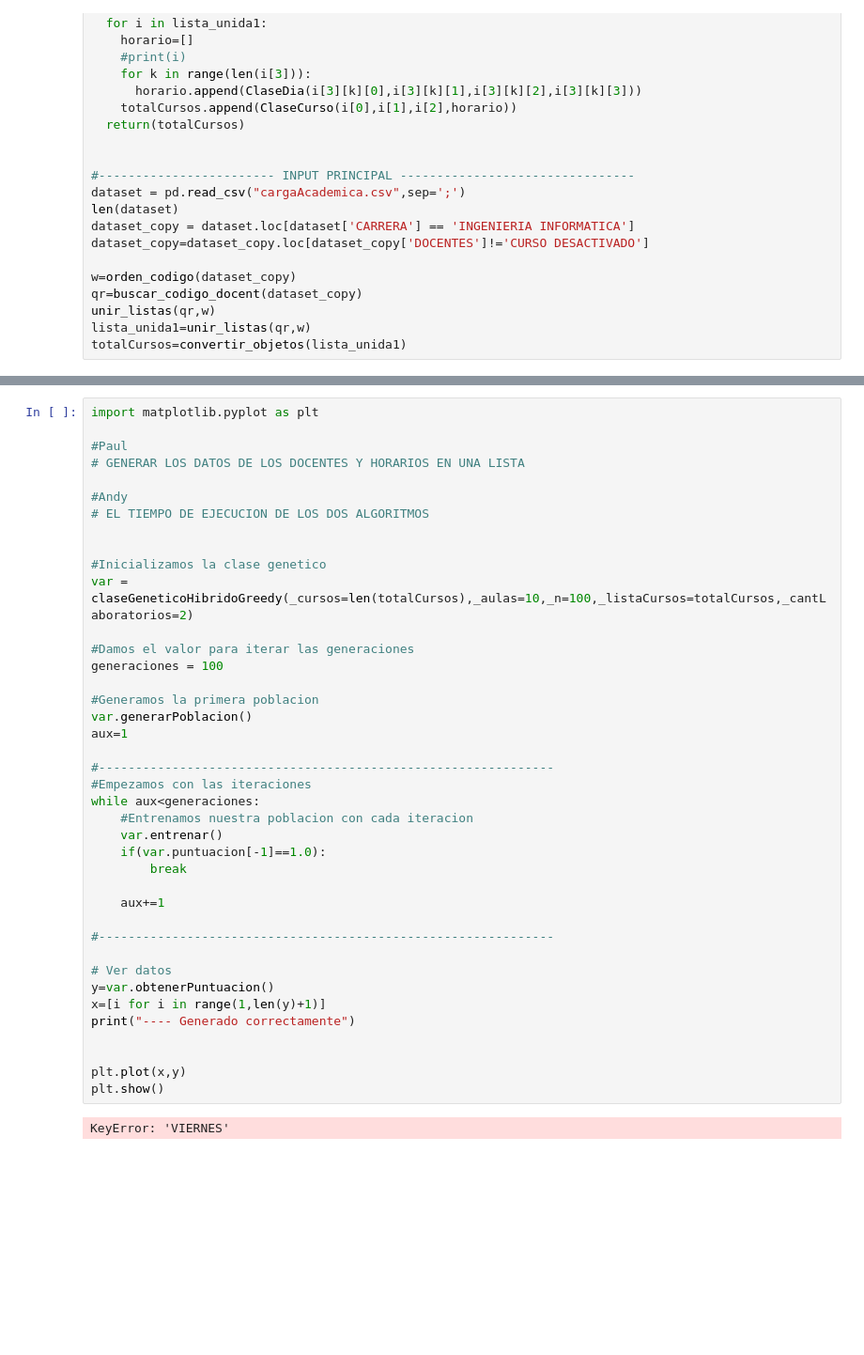
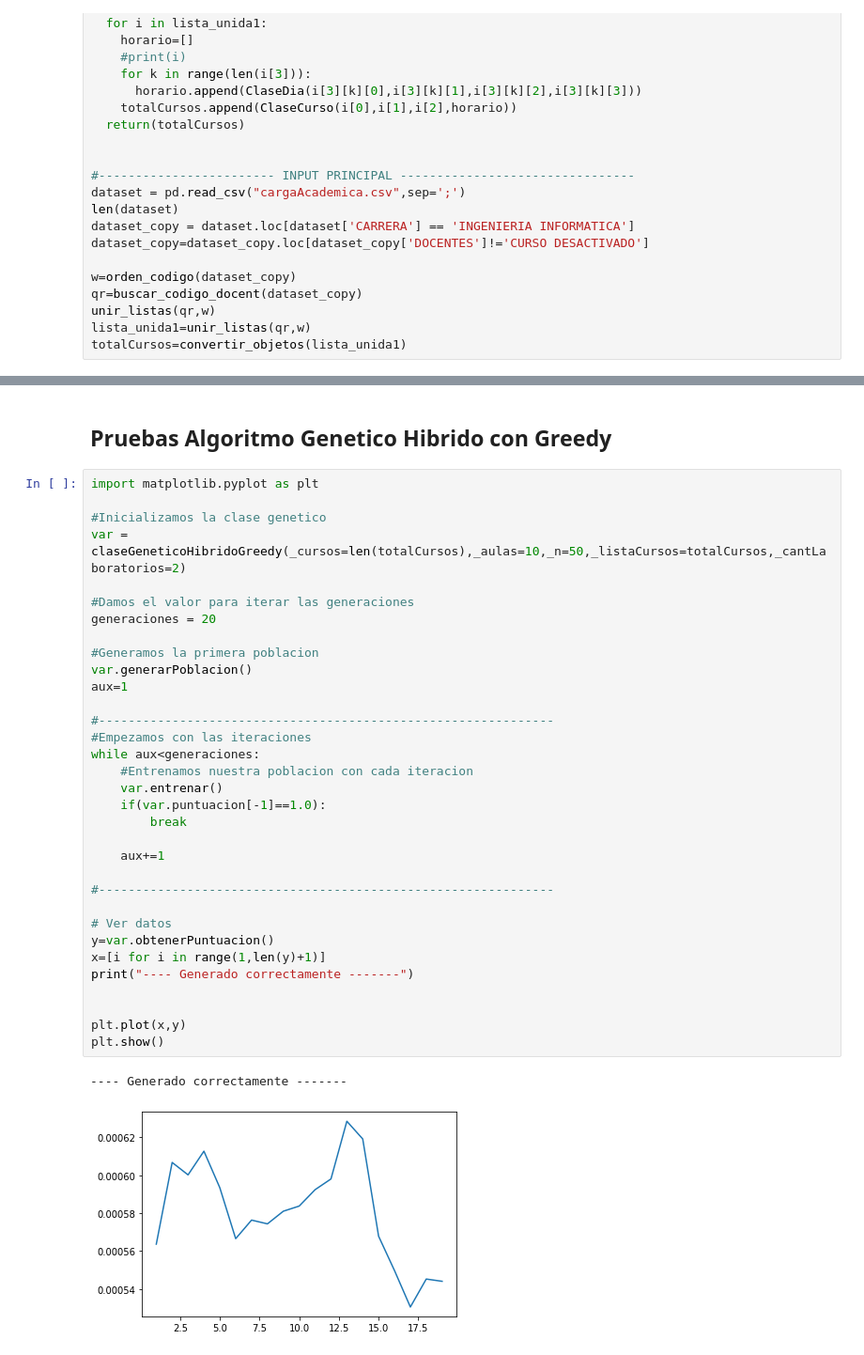
Before and after one commit to EdwardMelendezM/ProyectoAlgoritmosAvanzados2022-II, a Jupyter notebook: pruebas.ipynb, the cells around one changed output, grey strips where cells are left out. Shown: that part at 94% size. Saved outputs shown, nothing was run; the diff lists cells and outputs as text; blank space fills up the shorter version.

```diff
--- a/pruebas.ipynb
+++ b/pruebas.ipynb
@@ -528,42 +584,38 @@ totalCursos=convertir_objetos(lista_unida1)
+# %% [markdown]
+## Pruebas Algoritmo Genetico Hibrido con Greedy
 # %%
 import matplotlib.pyplot as plt
 
-#Paul
-# GENERAR LOS DATOS DE LOS DOCENTES Y HORARIOS EN UNA LISTA
-
-#Andy
-# EL TIEMPO DE EJECUCION DE LOS DOS ALGORITMOS
-
-
 #Inicializamos la clase genetico
-var = claseGeneticoHibridoGreedy(_cursos=len(totalCursos),_aulas=10,_n=100,_listaCursos=totalCursos,_cantLaboratorios=2)
+var = claseGeneticoHibridoGreedy(_cursos=len(totalCursos),_aulas=10,_n=50,_listaCursos=totalCursos,_cantLaboratorios=2)
 
 #Damos el valor para iterar las generaciones
-generaciones = 100
+generaciones = 20
 
 #Generamos la primera poblacion
 var.generarPoblacion()
 aux=1
 
 #--------------------------------------------------------------
 #Empezamos con las iteraciones
 while aux<generaciones:
     #Entrenamos nuestra poblacion con cada iteracion
     var.entrenar()
     if(var.puntuacion[-1]==1.0):
         break
 
     aux+=1
 
 #--------------------------------------------------------------
 
 # Ver datos
 y=var.obtenerPuntuacion()
 x=[i for i in range(1,len(y)+1)]
-print("---- Generado correctamente")
+print("---- Generado correctamente -------")
 
 
 plt.plot(x,y)
 plt.show()
 # %% [output]
-KeyError: 'VIERNES'
+---- Generado correctamente -------
+[figure, added]
```
Also changed, not shown: parts of 15 cells of this notebook, 1 other file.
